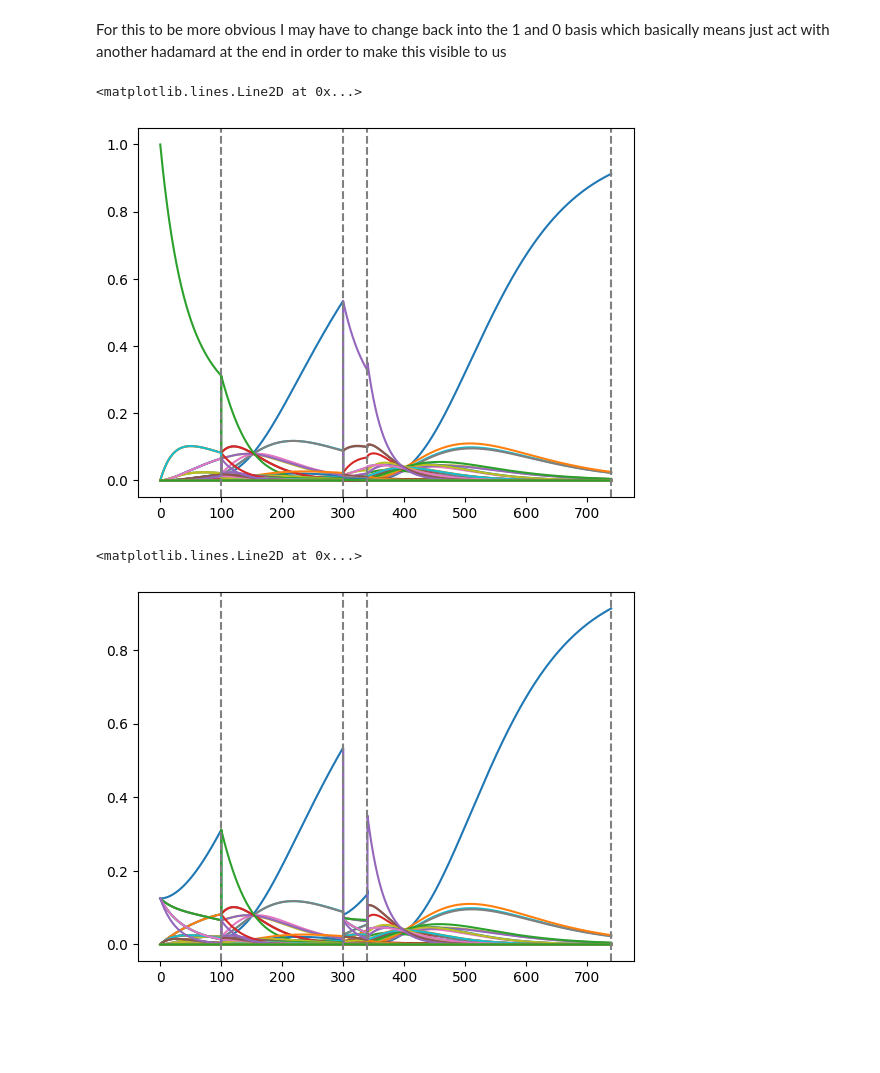
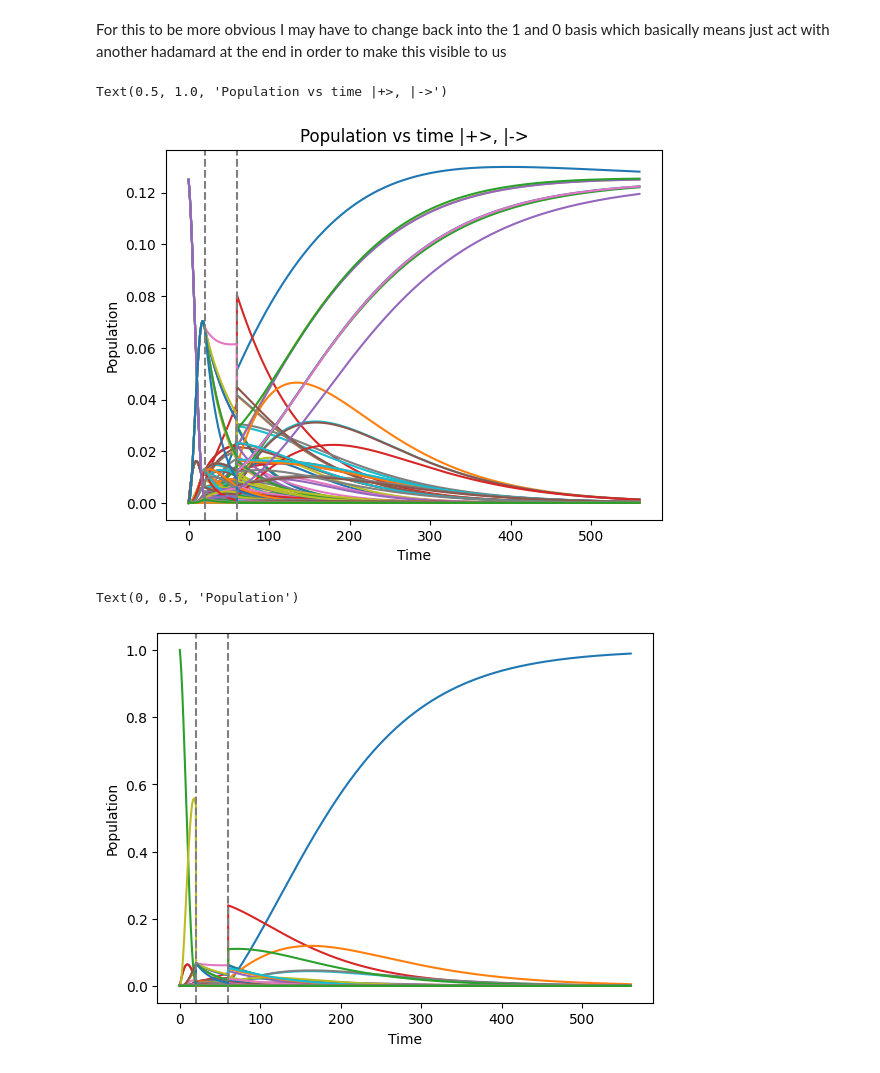
Before and after one commit to Pitt-JonesLab/quantum_logical, a Jupyter notebook: src/notebooks/EC/01_qutrit_phaseflip.ipynb, the cells around one changed output. Drawn from its saved outputs; the diff is of its cells as text; code cells hidden in the pictures; blank space fills up the shorter version.

```diff
--- a/src/notebooks/EC/01_qutrit_phaseflip.ipynb
+++ b/src/notebooks/EC/01_qutrit_phaseflip.ipynb
@@ -81,7 +81,9 @@ hada_list = qt.Qobj(qt.tensor(Hadamard, Hadamard, Hadamard, qt.qeye(dim), qt.qey
 rho_encoded = hada_list.dag() * rho0 * hada_list
 state_plot = []
 
-state_plot.append(hada_list.dag() * rho_encoded * hada_list)
+# state_plot.append(rho_encoded) # hadamard basis the whole time
+state_plot_non_hada = []
+# state_plot_non_hada.append(hada_list.dag() * rho_encoded * hada_list)
 # %% [markdown]
 Try this with a T1 and without a T1
 # %%
@@ -147,8 +156,8 @@ rho_4 = qt.Qobj((qt.tensor(qt.qeye(dim), qt.qeye(dim), z_gate, qt.qeye(dim ** 2)
 rho_new = rho_1 + rho_2 + rho_3 + rho_4
 rho_new = rho_new / np.abs(np.trace(rho_new.full()))
 # rho_new = rho_4
-states.append(rho_new) # seems like this was doubled down later
-state_plot.append(hada_list.dag() * rho_new * hada_list) # this should be rho
+# states.append(rho_new) # seems like this was doubled down later
+# state_plot.append(rho_new) # this should be rho
 # %% [markdown]
 check the projection operator on paper and make sure that it makes sense
 # %%
@@ -158,21 +167,20 @@ np.trace((rho_new).full())
 # %%
 decoded_state = hada_list.dag() * rho_new * hada_list
 states.append(decoded_state)
-state_plot.append(hada_list.dag() * rho_new * hada_list) # this seems like it was done before may have to remove this
+state_plot.append(rho_new) # this seems like it was done before may have to remove this
+state_plot_non_hada.append(decoded_state)
 # %%
 # add a relaxation period to see what it looks like
-dur_relax = 400
+dur_relax = 500
+
 relaxation = trotter.apply(decoded_state, duration=dur_relax, discrete_unitary=qt.qeye(dim ** N))
 states.extend(relaxation)
-# for i in relaxation:
-#     state_plot.append(hada_list.dag() * i * hada_list)
-state_plot.extend(relaxation)
+for i in relaxation:
+    state_plot.append(hada_list.dag() * i * hada_list)
+# state_plot.extend(relaxation)
+state_plot_non_hada.extend(relaxation)
 
 # fixing the states non-hadamard
-
-
-# list of time steps
-time_list = np.linspace(0, (dur_noise + dur_cnots + dur_relax + relax_1_dur), len(states))
 # %% [markdown]
 <p align = "center">Plotting the results(need to put these in the useful presentation states based on what i find out about measurement try to pull out all of the states that have the ancillas)
 # %% [markdown]
@@ -182,23 +193,31 @@ time_list1 = np.linspace(0, (dur_noise + dur_cnots + dur_relax + relax_1_dur), l
 # %%
 # label these plots with the states
 fig, ax = plt.subplots()
 for i in range(dim ** N):
     datas = []
     for j in range(len(state_plot)):
         # print(np.real(states[j][i, i]))
         datas.append(np.real(state_plot[j][i][i]))
     ax.plot(time_list1, datas)
-ax.axvline(x=100, color="gray", linestyle = "--")
-ax.axvline(x=300, color="gray", linestyle = "--")
-ax.axvline(x=340, color="gray", linestyle = "--")
-ax.axvline(x=740, color="gray", linestyle = "--")
+ax.axvline(x=20, color="gray", linestyle = "--")
+ax.axvline(x=60, color="gray", linestyle = "--")
+# ax.axvline(x=340, color="gray", linestyle = "--")
+# ax.axvline(x=1040, color="gray", linestyle = "--")
 # datas = []
 # for j in range(len(states)):
 #     datas.append(np.real(states[j][0][0]))
 # ax.plot(time_list, datas)
+# for i in [0, 1, 3, 4, 234, 235, 237, 238, 54, 55, 57, 58, 18, 19, 21, 22, 162, 163, 165, 167]:
+#     datas = []
+#     for j in range(len(state_plot)):
+#         datas.append(np.real(state_plot[j][i][i]))
+#     ax.plot(time_list1, datas)
+ax.set_xlabel("Time")
+ax.set_ylabel("Population")
+ax.set_title("Population vs time |+>, |->")
 # %% [output]
-<matplotlib.lines.Line2D at 0x...>
+Text(0.5, 1.0, 'Population vs time |+>, |->')
-[figure, old version]
+[figure, new version]
 # %%
 # label these plots with the states
 fig, ax = plt.subplots()
@@ -208,14 +227,21 @@ for i in range(dim ** N):
         # print(np.real(states[j][i, i]))
         datas.append(np.real(states[j][i][i]))
     ax.plot(time_list, datas)
-ax.axvline(x=100, color="gray", linestyle = "--")
-ax.axvline(x=300, color="gray", linestyle = "--")
-ax.axvline(x=340, color="gray", linestyle = "--")
-ax.axvline(x=740, color="gray", linestyle = "--")
+ax.axvline(x=20, color="gray", linestyle = "--")
+ax.axvline(x=60, color="gray", linestyle = "--")
+# ax.axvline(x=340, color="gray", linestyle = "--")
+# ax.axvline(x=740, color="gray", linestyle = "--")
 # datas = []
 # for j in range(len(states)):
 #     datas.append(np.real(states[j][0][0]))
 # ax.plot(time_list, datas)
+# for i in [0, 1, 3, 4, 234, 235, 237, 238, 54, 55, 57, 58, 18, 19, 21, 22, 162, 163, 165, 167, 242, 241, 240]:
+#     datas = []
+#     for j in range(len(states)):
+#         datas.append(np.real(states[j][i][i]))
+#     ax.plot(time_list, datas)
+ax.set_xlabel("Time")
+ax.set_ylabel("Population")
 # %% [output]
-<matplotlib.lines.Line2D at 0x...>
+Text(0, 0.5, 'Population')
-[figure, old version]
+[figure, new version]
```
Also changed, not shown: parts of 5 cells of this notebook.
